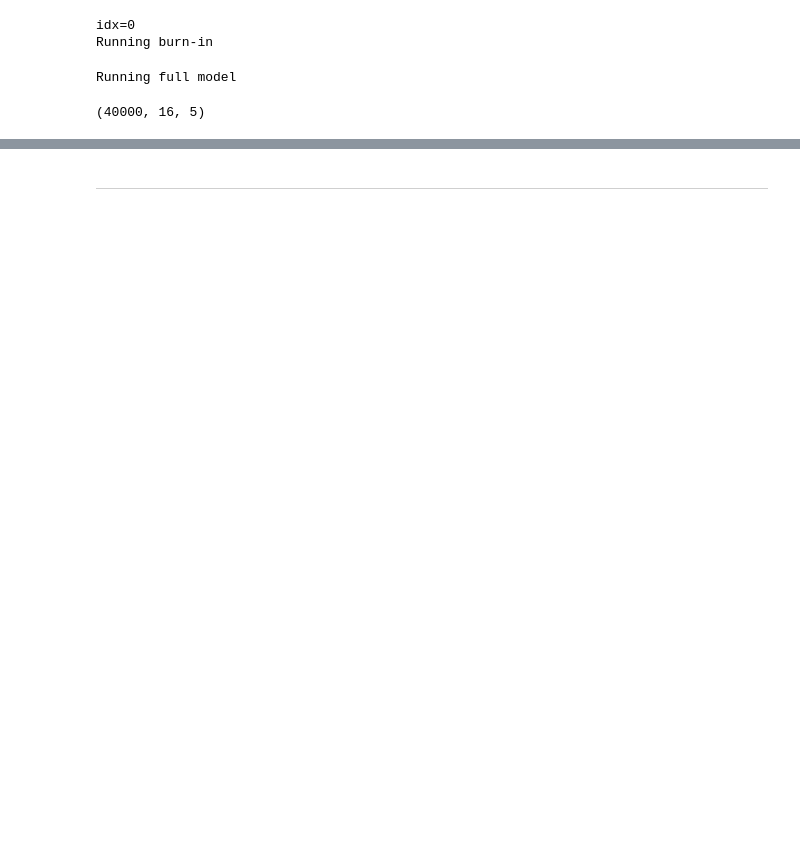
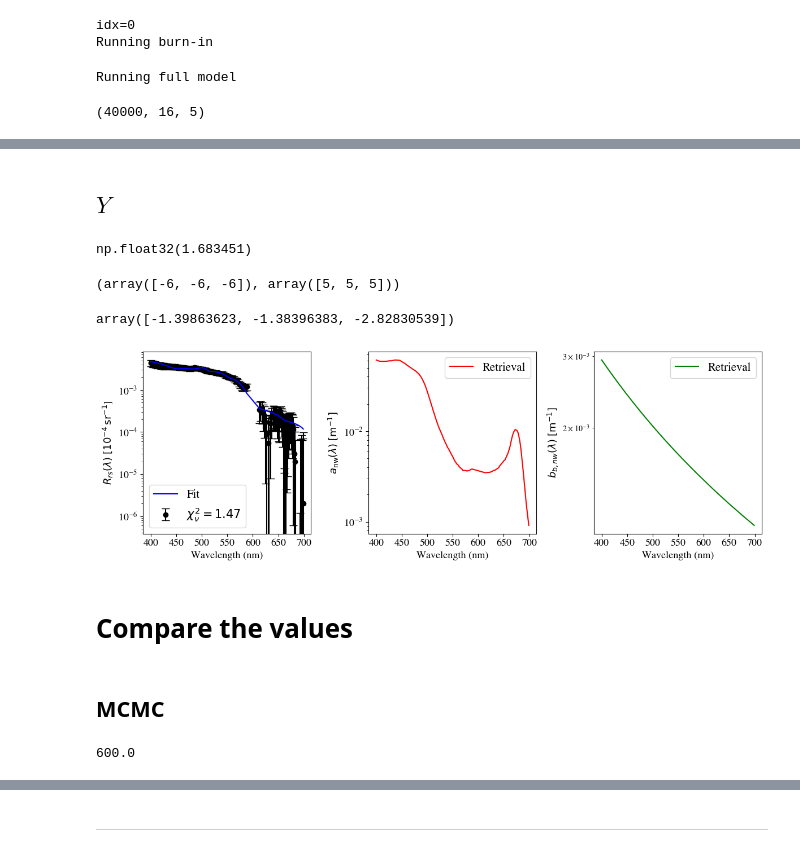
Before and after one commit to ocean-colour/bing, a Jupyter notebook: papers/biomass/Analysis/Fit_GIOP_and_BING.ipynb, the cells around one changed output, grey strips where cells are left out. Drawn from its saved outputs; the diff is of its cells as text; code cells hidden in the pictures; blank space fills up the shorter version.

Commit message:
GIOP

```diff
--- a/papers/biomass/Analysis/Fit_GIOP_and_BING.ipynb
+++ b/papers/biomass/Analysis/Fit_GIOP_and_BING.ipynb
@@ -238,0 +212,5 @@ True
+# %%
+reload(bbnw)
+reload(model_utils)
+models_giop = model_utils.init(p_giop.model_names, iwave)
+models_giop
@@ -238,0 +225,28 @@ True
+# %%
+models_giop[0].set_aph(10**ans[2]/0.05582)
+# %% [markdown]
+## $Y$
+# %%
+models_giop[1].compute_Y(Rrs[i440], Rrs[i555])
+models_giop[1].Y
+# %% [output]
+np.float32(1.683451)
+# %%
+low_bounds, high_bounds = [], []
+low_bounds += [item['pmin'] for item in p_giop.apriors]
+low_bounds += [item['pmin'] for item in p_giop.bpriors]
+high_bounds += [item['pmax'] for item in p_giop.apriors]
+high_bounds += [item['pmax'] for item in p_giop.bpriors]
+#
+bounds = (np.array(low_bounds), np.array(high_bounds))
+bounds
+# %% [output]
+(array([-6, -6, -6]), array([5, 5, 5]))
+# %%
+p0 = [-1, -1, -1]
+#p0 = ans.tolist()
+items = [(ispec, isig**2, p0, 0)]
+ans_giop, cov_giop, idx = chisq_fit.fit(items[0], models_giop, bounds=bounds)
+ans_giop
+# %% [output]
+array([-1.39863623, -1.38396383, -2.82830539])
@@ -238,0 +255,19 @@ True
+# %%
+Chl = 10**ans_giop[-1] / 0.05582
+bing_plotting.show_fits(models_giop, ans_giop,  Chl, models_giop[1].Y,
+                figsize=(12,4),
+                fontsize=13.,
+                Rrs_true=dict(wave=models_giop[0].wave, spec=ispec, var=isig**2),
+                  log_abb=True,
+                )
+plt.show()
+# %% [output]
+[figure, added]
+# %% [markdown]
+# Compare the values
+# %% [markdown]
+## MCMC
+# %%
+models[1].pivot
+# %% [output]
+600.0
```
Also changed, not shown: parts of 58 cells of this notebook, 1 other file.
